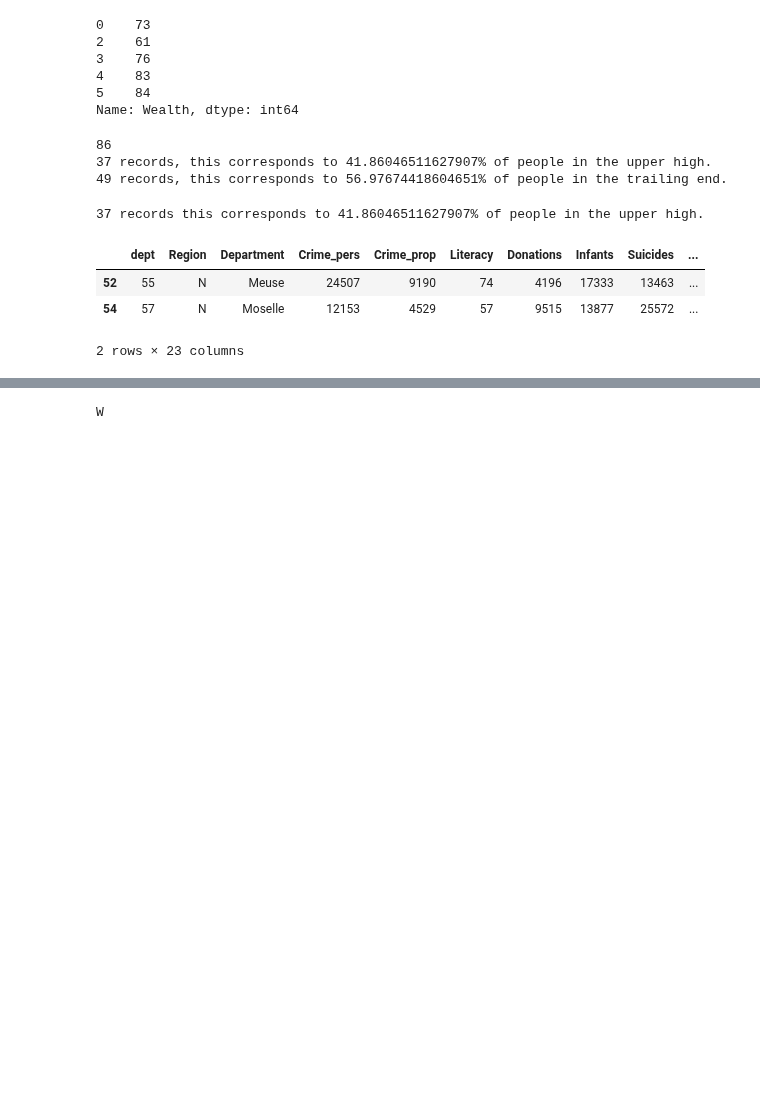
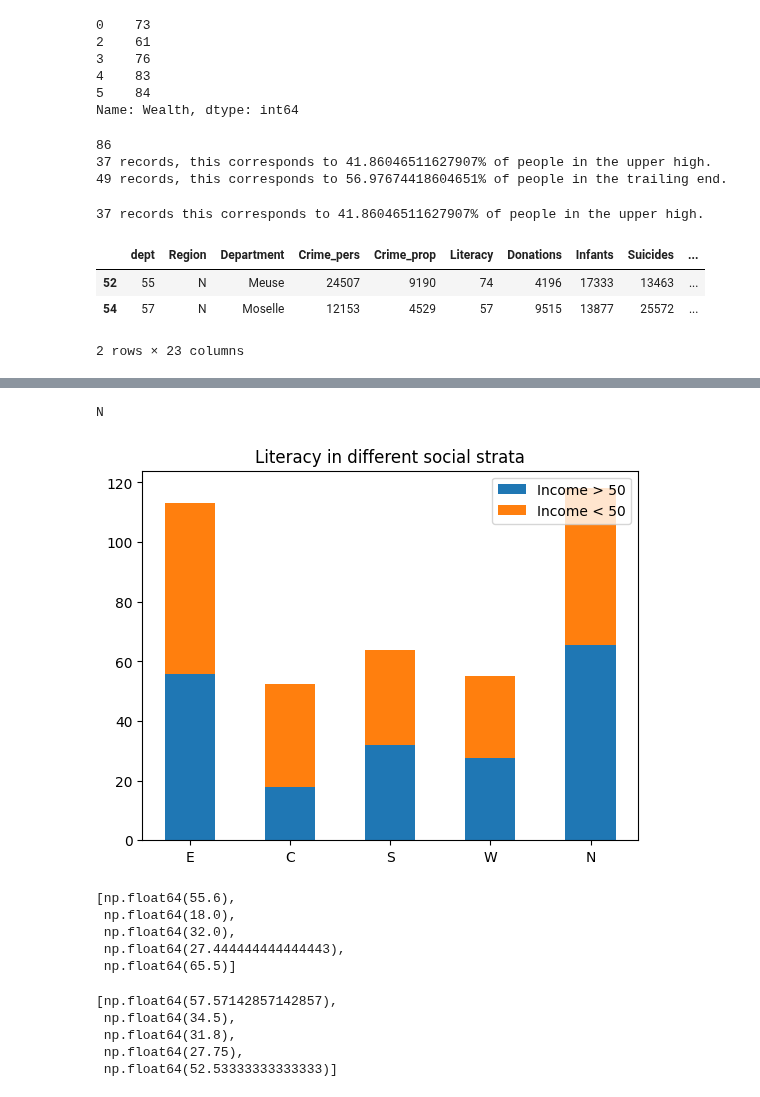
Before and after one commit to XtianLors/timeSeries-Analysis, a Jupyter notebook: Presentation.ipynb, the cells around one changed output, grey strips where cells are left out. Drawn from its saved outputs; the diff is of its cells as text; code cells hidden in the pictures; blank space fills up the shorter version.

Commit message:
Add values about rolling means and add bar graph one above another

```diff
--- a/Presentation.ipynb
+++ b/Presentation.ipynb
@@ -67,7 +67,7 @@ print(len(dat[dat["Wealth"] < 50]), f"records, this corresponds to {hypoPer * 10
 #Once acquired a broad perspective of wealth, like the media. We can continue to understand how is it distributed.
 # We can use our stepping-stone dat['Region'].unique() to analyze wealth distribution inside an area.
 
-#Para Wealth <= 50
+#Para Wealth >= 50
 print(len(dat[dat["Wealth"] >= 50]), f"records this corresponds to {wealPer * 100}% of people in the upper high.") #BTW if data is too predictable, like 50%-50% it might be synthetic.
 upperHDat = dat[dat["Wealth"] >= 50]
 regs = upperHDat["Region"].unique()
@@ -76,13 +76,26 @@ upperHDatE = upperHDat[upperHDat['Region'] == regs[0] ]
 upperHDatC = upperHDat[upperHDat['Region'] == regs[1] ]
 upperHDatS = upperHDat[upperHDat['Region'] == regs[2] ]
 upperHDatW = upperHDat[upperHDat['Region'] == regs[3] ]
-upperHDatE = upperHDat[upperHDat['Region'] == regs[4] ]
+upperHDatN = upperHDat[upperHDat['Region'] == regs[4] ]
 
 #Data
-upperHDatE.head()
+upperHDatN.head()
 # %% [output]
 37 records this corresponds to 41.86046511627907% of people in the upper high.
 |  | dept | Region | Department | Crime_pers | Crime_prop | Literacy | Donations | Infants | Suicides | ... |
 | 52 | 55 | N | Meuse | 24507 | 9190 | 74 | 4196 | 17333 | 13463 | ... |
 | 54 | 57 | N | Moselle | 12153 | 4529 | 57 | 9515 | 13877 | 25572 | ... |
 2 rows × 23 columns
+# %%
+#Para Wealth < 50
+print(len(dat[dat["Wealth"] < 50]), f"records this corresponds to {wealPer * 100}% of people in the upper high.") #BTW if data is too predictable, like 50%-50% it might be synthetic.
+LowerEDat = dat[dat["Wealth"] < 50]
+
+LowerEDatE = LowerEDat[LowerEDat['Region'] == regs[0] ]
+LowerEDatC = LowerEDat[LowerEDat['Region'] == regs[1] ]
+LowerEDatS = LowerEDat[LowerEDat['Region'] == regs[2] ]
+LowerEDatW = LowerEDat[LowerEDat['Region'] == regs[3] ]
+LowerEDatN = LowerEDat[LowerEDat['Region'] == regs[4] ]
+
+#Data
+LowerEDatN.head()
@@ -90,6 +112,50 @@ upperHDatE.head()
 #type(regs)
 #for i in regs:
 #    print(i)
-print(regs[3])
+print(regs[4])
 # %% [output]
-W
+N
+# %%
+regs
+
+upperHLit = [upperHDatE["Literacy"], upperHDatC["Literacy"], upperHDatS["Literacy"], upperHDatW["Literacy"], upperHDatN["Literacy"]]
+lowELit = [LowerEDatE["Literacy"], LowerEDatC["Literacy"], LowerEDatS["Literacy"], LowerEDatW["Literacy"], LowerEDatN["Literacy"]]
+
+literacyValUH = [x for x in map(np.mean, upperHLit)]
+literacyValLE = [x for x in map(np.mean, lowELit)]
+
+wealthS = {
+    "Income > 50": literacyValUH,
+    "Income < 50": literacyValLE
+}
+width = 0.5
+
+fig, ax = plt.subplots()
+bottom = np.zeros(5)
+
+for boolean, wealth in wealthS.items():
+    p = ax.bar(regs, wealth, width, label=boolean, bottom=bottom)
+    bottom += wealth
+
+ax.set_title("Literacy in different social strata")
+ax.legend(loc="upper right")
+
+plt.show()
+# %% [output]
+[figure, added]
+# %%
+literacyValUH
+# %% [output]
+[np.float64(55.6),
+ np.float64(18.0),
+ np.float64(32.0),
+ np.float64(27.444444444444443),
+ np.float64(65.5)]
+# %%
+literacyValLE
+# %% [output]
+[np.float64(57.57142857142857),
+ np.float64(34.5),
+ np.float64(31.8),
+ np.float64(27.75),
+ np.float64(52.53333333333333)]
```
Also changed, not shown: parts of 2 cells of this notebook, 1 other file.
